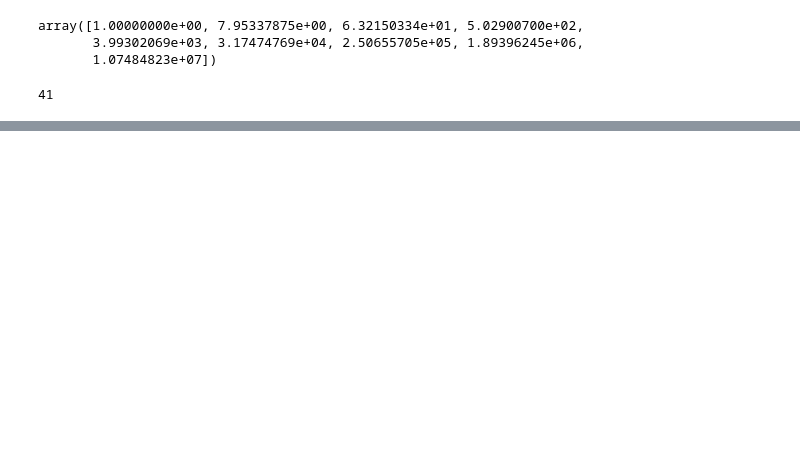
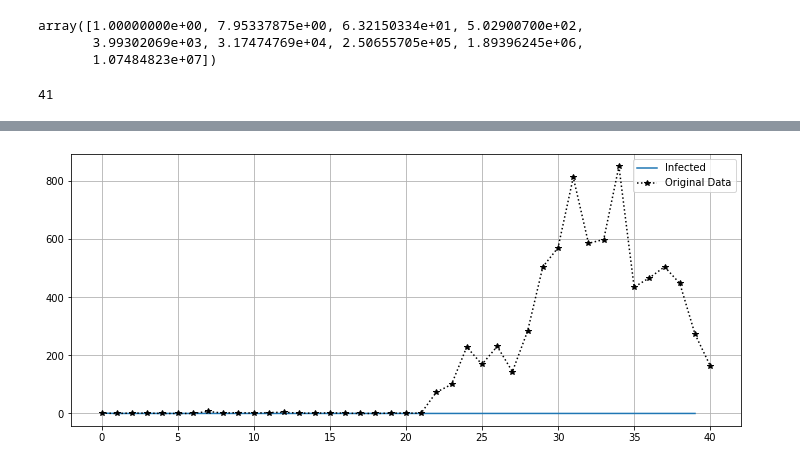
Before and after one commit to vincentdecuttoli/coronav, a Jupyter notebook: notebooks/modelisation.ipynb, the cells around one changed output, grey strips where cells are left out. Cells and saved outputs as stored; diff of their text form; code cells hidden in the pictures; blank space fills up the shorter version.

```diff
--- a/notebooks/modelisation.ipynb
+++ b/notebooks/modelisation.ipynb
@@ -217,0 +321,9 @@ array([ 0.06321101, 33.06340503])
+# %%
+fig = plt.figure(figsize=(12, 5))
+plt.plot(solution_korea_optimal.t, solution_korea_optimal.y[1])
+plt.plot(korea_df.loc[2:]['infected'].reset_index(drop=True).index, korea_df.loc[2:]['infected'], "k*:")
+plt.grid("True")
+plt.legend(["Infected", "Original Data"])
+plt.show()
+# %% [output]
+[figure, added]
```
Also changed, not shown: parts of 29 cells of this notebook, 1 other file.
